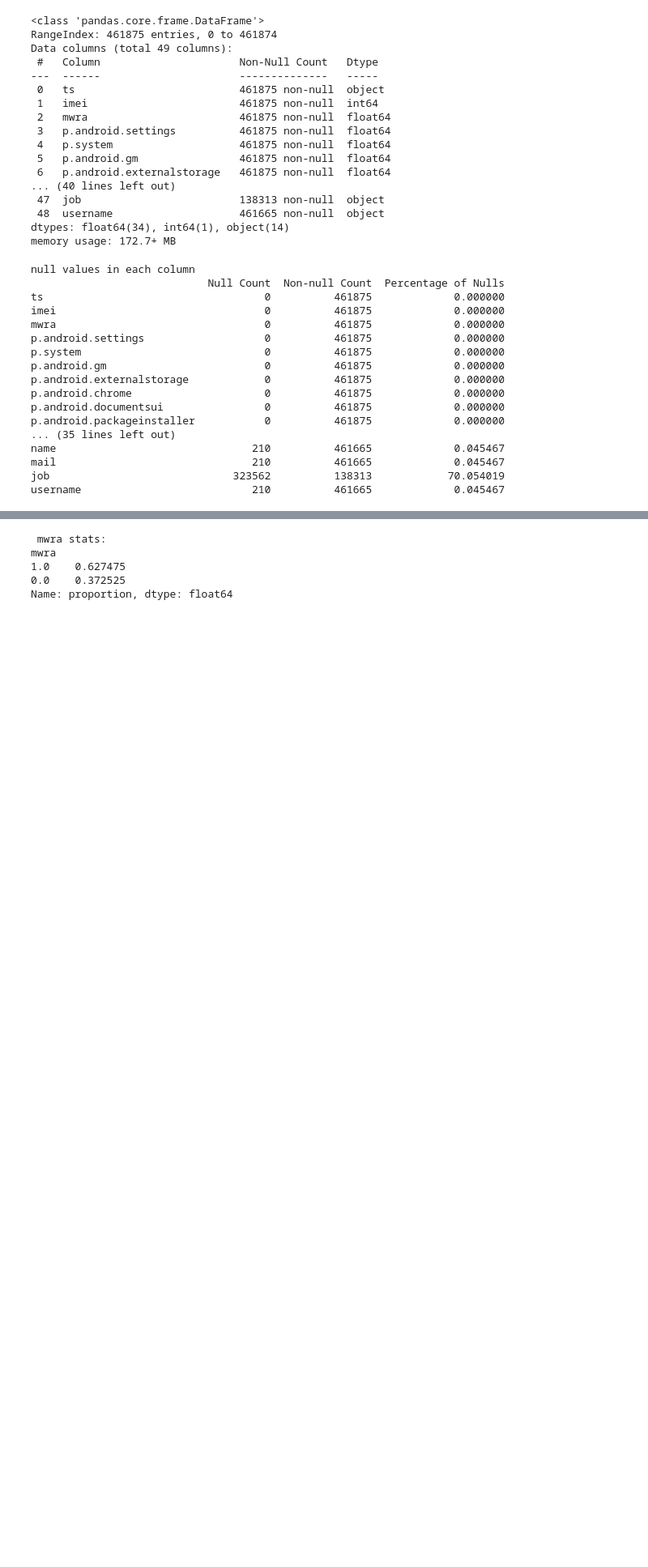
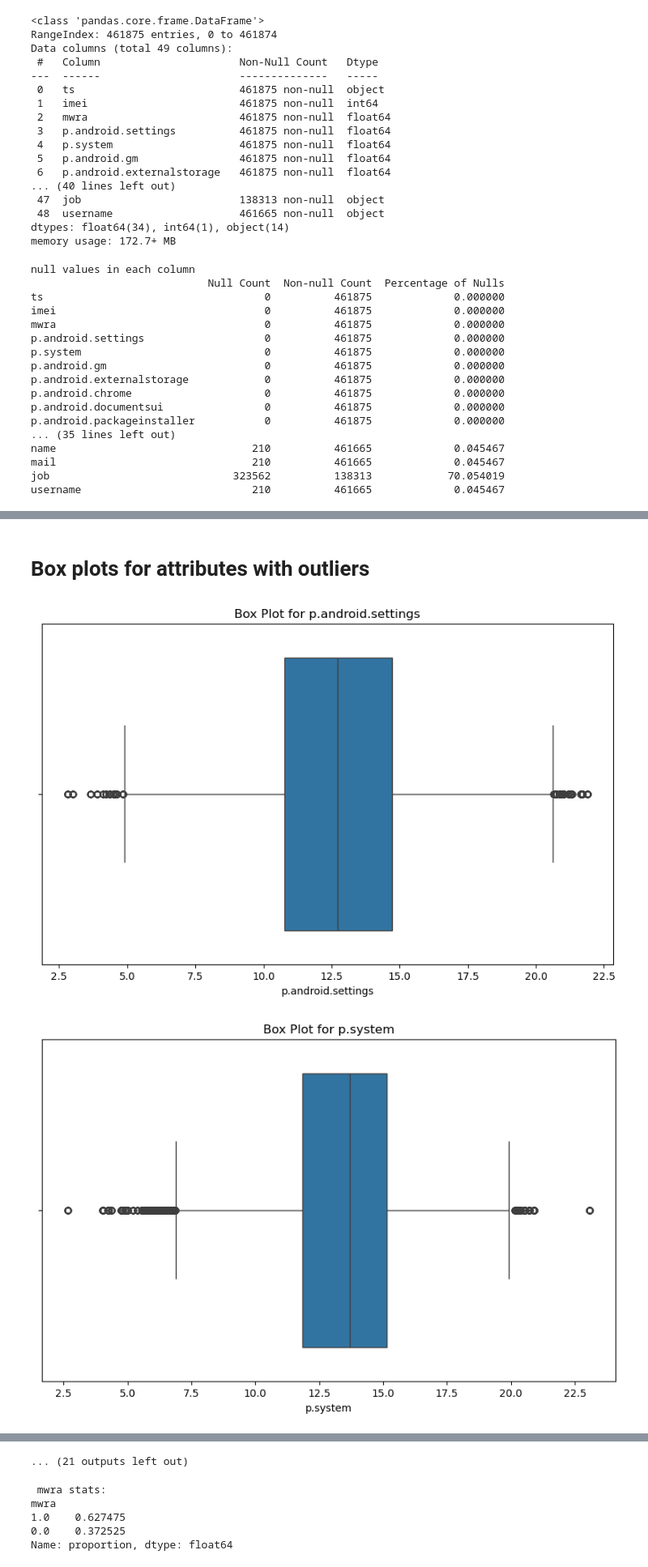
Before and after one commit to andrewtyv/IAU, a Jupyter notebook: proj.ipynb, the cells around one changed output, grey strips where cells are left out. Shown at 81% size. Saved outputs shown, nothing was run; the diff lists cells and outputs as text; code cells hidden in the pictures; blank space fills up the shorter version.

Commit message:
find outliers in data,
Made a conclusion for "Faza 1 "(E). Made notes for D in Faza 1. need to fix outliers, residence, and 1.3

```diff
--- a/proj.ipynb
+++ b/proj.ipynb
@@ -377,0 +418,16 @@ username                           210          461665             0.045467
+# %% [markdown]
+# Box plots for attributes with outliers
+# %%
+numeric_columns = df_merged.select_dtypes(include=['float64', 'int64']).columns
+non_null_columns = [col for col in numeric_columns if df_merged[col].notnull().sum() > 0]
+
+for column in non_null_columns:
+    if (column == 'mwra' or column == 'imei'):
+        continue
+    plt.figure(figsize=(10, 6))
+    sns.boxplot(data=df_merged, x=column)
+    plt.title(f'Box Plot for {column}')
+    plt.show()
+# %% [output]
+[figure, added]
+[figure, added]
@@ -378,3 +444,4 @@ username                           210          461665             0.045467
+... (21 outputs left out)
 # %%
 mwra_stats = df_merged['mwra'].value_counts(normalize=True)
 print(" mwra stats:")
```
Also changed, not shown: parts of 21 cells of this notebook.
